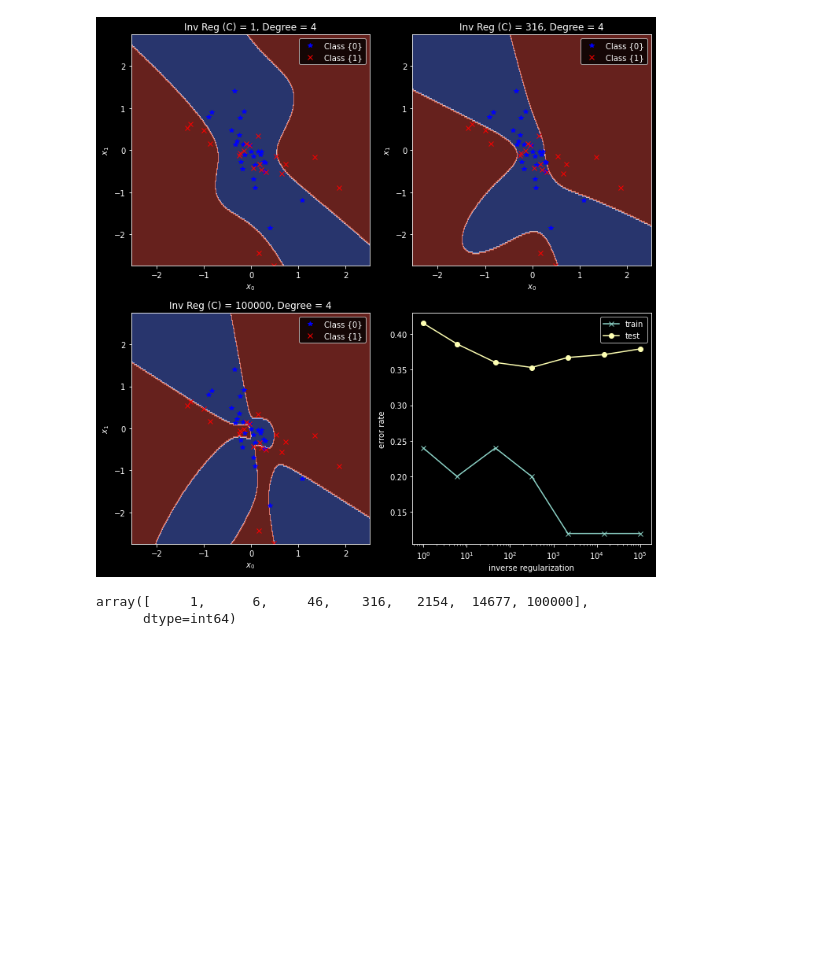
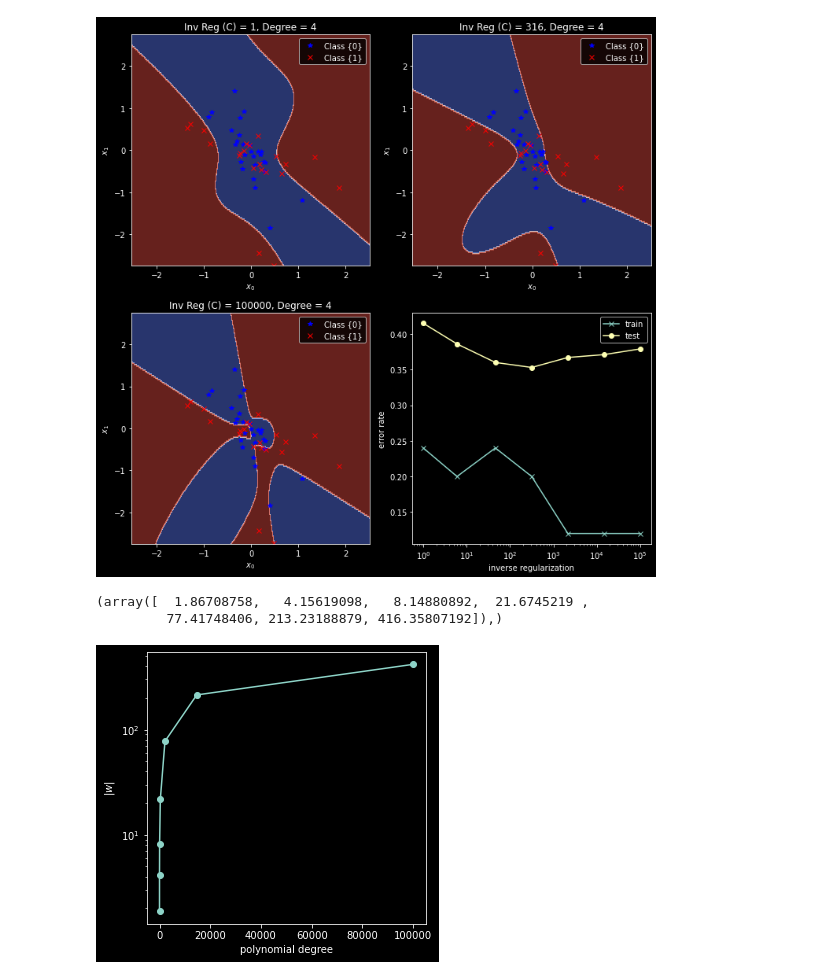
Before and after one commit to chofchof/probml, a Jupyter notebook: notebooks/book1/10/logreg_poly_demo.ipynb, the cells around one changed output. Saved outputs shown, nothing was run; the diff lists cells and outputs as text; code cells hidden in the pictures; blank space fills up the shorter version.

```diff
--- a/notebooks/book1/10/logreg_poly_demo.ipynb
+++ b/notebooks/book1/10/logreg_poly_demo.ipynb
@@ -152,11 +137,13 @@ for C, ax in zip(plot_list_C, axes[:3]):
 plot_list_C = np.logspace(0, 5, 7, dtype='int64')
 plot_list_train_err = []
 plot_list_test_err = []
+weight_list = []
 for C in plot_list_C:
     clf = LogisticRegression(C=C, max_iter=1000)
     clf.fit(X_train_poly_feature, y_train)
     plot_list_train_err.append(1 - clf.score(X_train_poly_feature, y_train))
     plot_list_test_err.append(1 - clf.score(X_test_poly_feature, y_test))
+    weight_list.append(clf.coef_)
 
 axes[-1].plot(plot_list_C, plot_list_train_err, 'x-', label='train')
 axes[-1].plot(plot_list_C, plot_list_test_err, 'o-', label='test')
@@ -167,8 +154,15 @@ axes[-1].legend()
 fig.tight_layout()
 # %% [output]
 [figure]
-# %%
-plot_list_C
-# %% [output]
-array([     1,      6,     46,    316,   2154,  14677, 100000],
-      dtype=int64)
+# %%
+weight_norms = np.array([np.linalg.norm(w) for w in weight_list])
+_, ax = plt.subplots(figsize=(5,5))
+ax.plot(plot_list_C, weight_norms, 'o-')
+ax.set_xlabel('polynomial degree')
+ax.set_ylabel('$\|w\|$')
+ax.set_yscale('log')
+weight_norms, # weight_list
+# %% [output]
+(array([  1.86708758,   4.15619098,   8.14880892,  21.6745219 ,
+         77.41748406, 213.23188879, 416.35807192]),)
+[figure, added]
```
Also changed, not shown: parts of 1 cell of this notebook, 3 other files.
